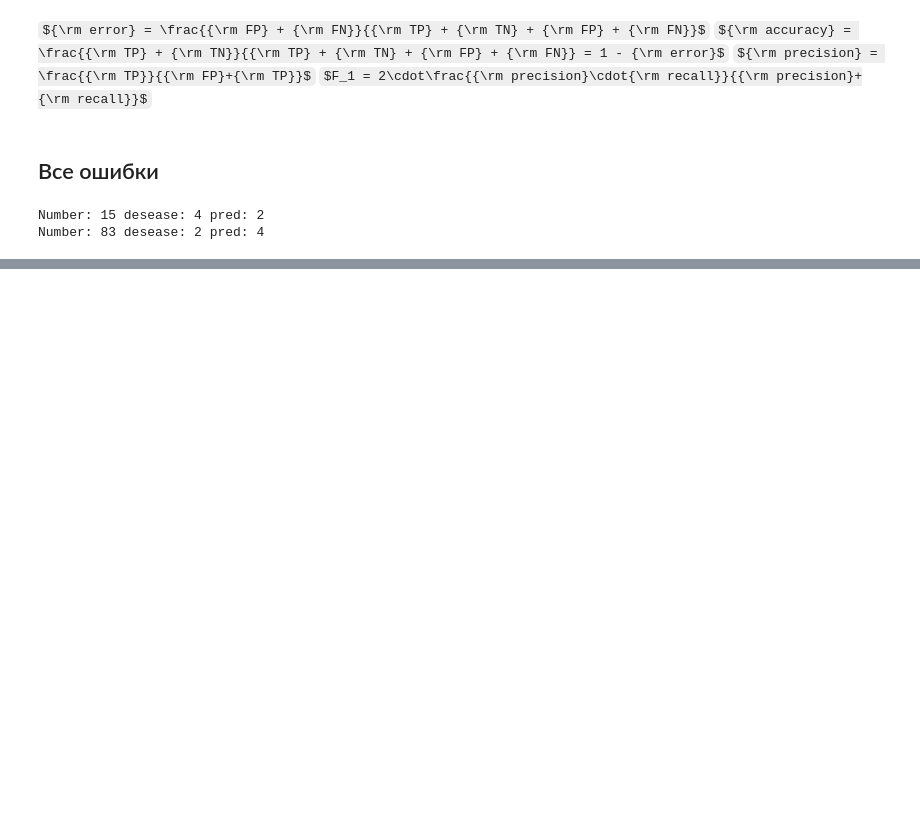
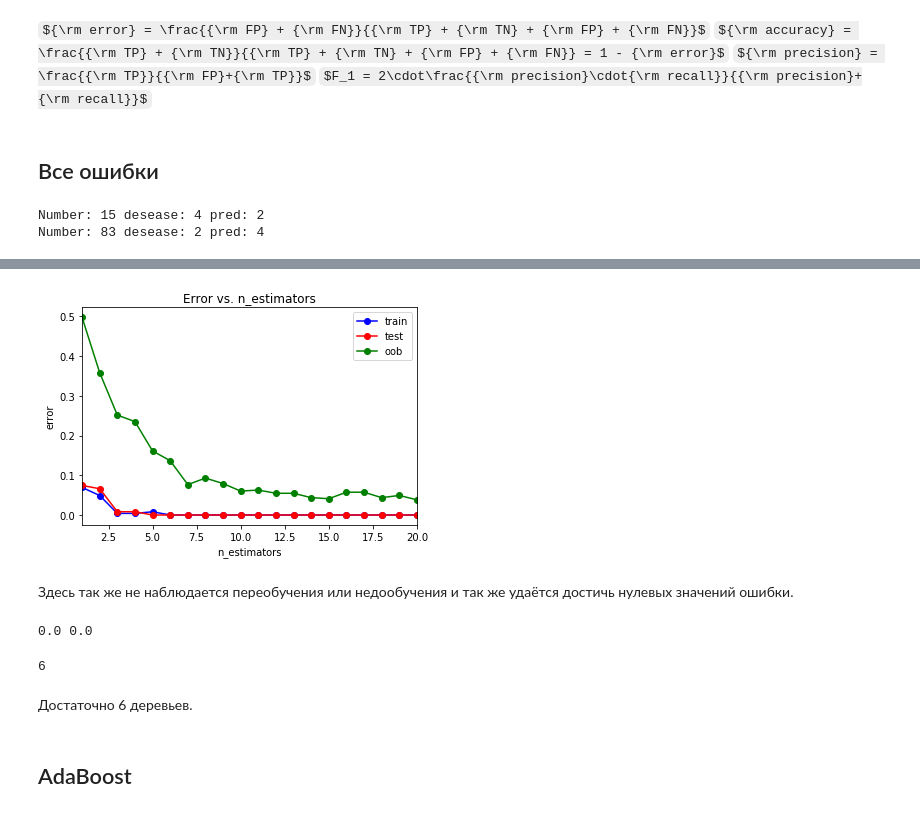
Before and after one commit to SeeNoBee/Machine-Learning, a Jupyter notebook: MachineLearning (Hramov Ilya).ipynb, the cells around one changed output, grey strips where cells are left out. Drawn from its saved outputs; the diff is of its cells as text; code cells hidden in the pictures; some formulas as TeX source; blank space fills up the shorter version.

```diff
--- a/MachineLearning (Hramov Ilya).ipynb
+++ b/MachineLearning (Hramov Ilya).ipynb
@@ -992,0 +1108,49 @@ Number: 83 desease: 2 pred: 4
+# %%
+from sklearn.ensemble import ExtraTreesClassifier
+test_err = []
+train_err = []
+oob_err = []
+
+n_estimators = range(1, 21, 1)
+for n in n_estimators:
+    erf_model = ExtraTreesClassifier(n_estimators = n, oob_score = True, bootstrap = True)
+    erf_model.fit(X, y)
+
+    y_train_pred = erf_model.predict(X_train)
+    y_test_pred = erf_model.predict(X_test)
+    train_err.append(np.mean(y_train != y_train_pred))
+    test_err.append(np.mean(y_test != y_test_pred))
+    oob_err.append(1 - erf_model.oob_score_)
+# %%
+plt.plot(n_estimators, train_err, 'b-o', label = 'train')
+plt.plot(n_estimators, test_err, 'r-o', label = 'test')
+plt.plot(n_estimators, oob_err, 'g-o', label = 'oob')
+plt.xlim([np.min(n_estimators), np.max(n_estimators)])
+plt.title('Error vs. n_estimators')
+plt.xlabel('n_estimators')
+plt.ylabel('error')
+plt.legend()
+pass
+# %% [output]
+[figure, added]
+# %% [markdown]
+Здесь так же не наблюдается переобучения или недообучения и так же удаётся достичь нулевых значений ошибки.
+# %%
+min_train_err = np.min(train_err)
+min_test_err = np.min(test_err)
+print(min_train_err, min_test_err)
+# %% [output]
+0.0 0.0
+# %%
+for i in range(len(test_err)):
+    if((test_err[i] == min_test_err) and (train_err[i] == min_train_err)):
+        n_estimator_opt = n_estimators[i]
+        break
+print(n_estimator_opt)
+# %% [output]
+6
+# %% [markdown]
+Достаточно 6 деревьев.
+# %% [markdown]
+AdaBoost
+--
```
Also changed, not shown: parts of 35 cells of this notebook.
